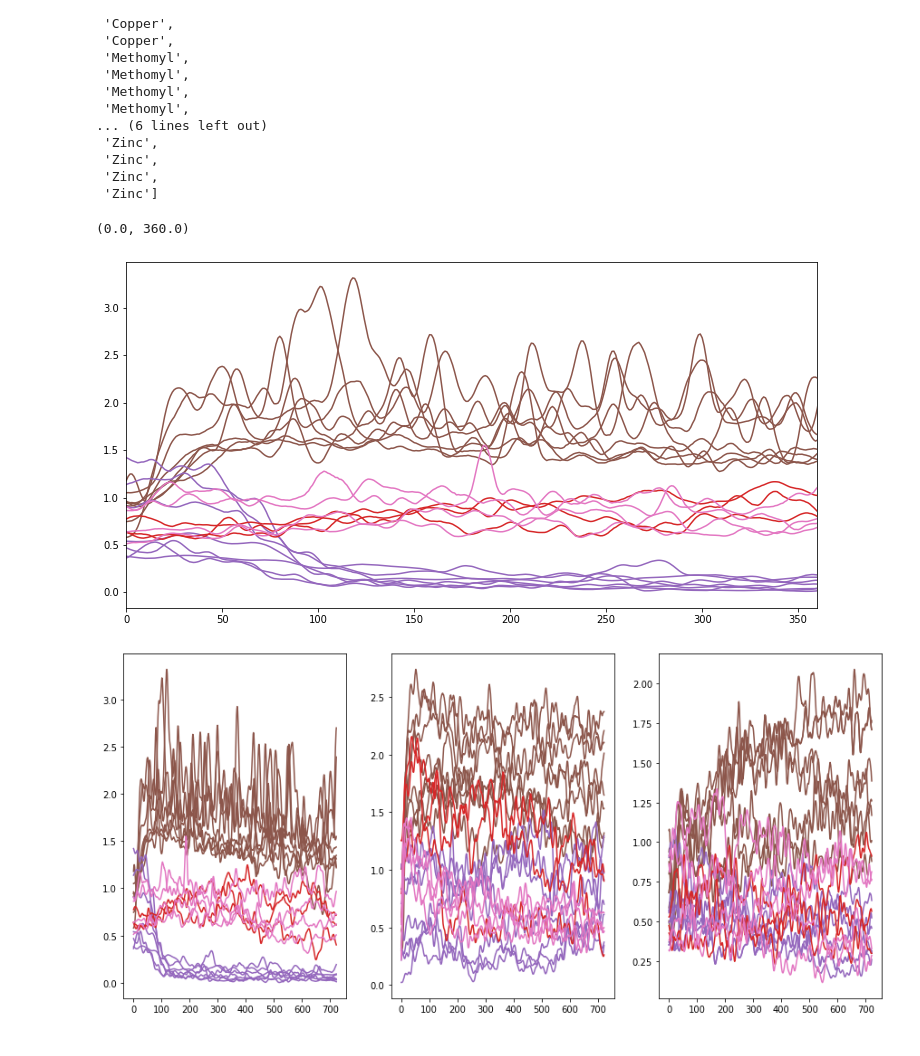
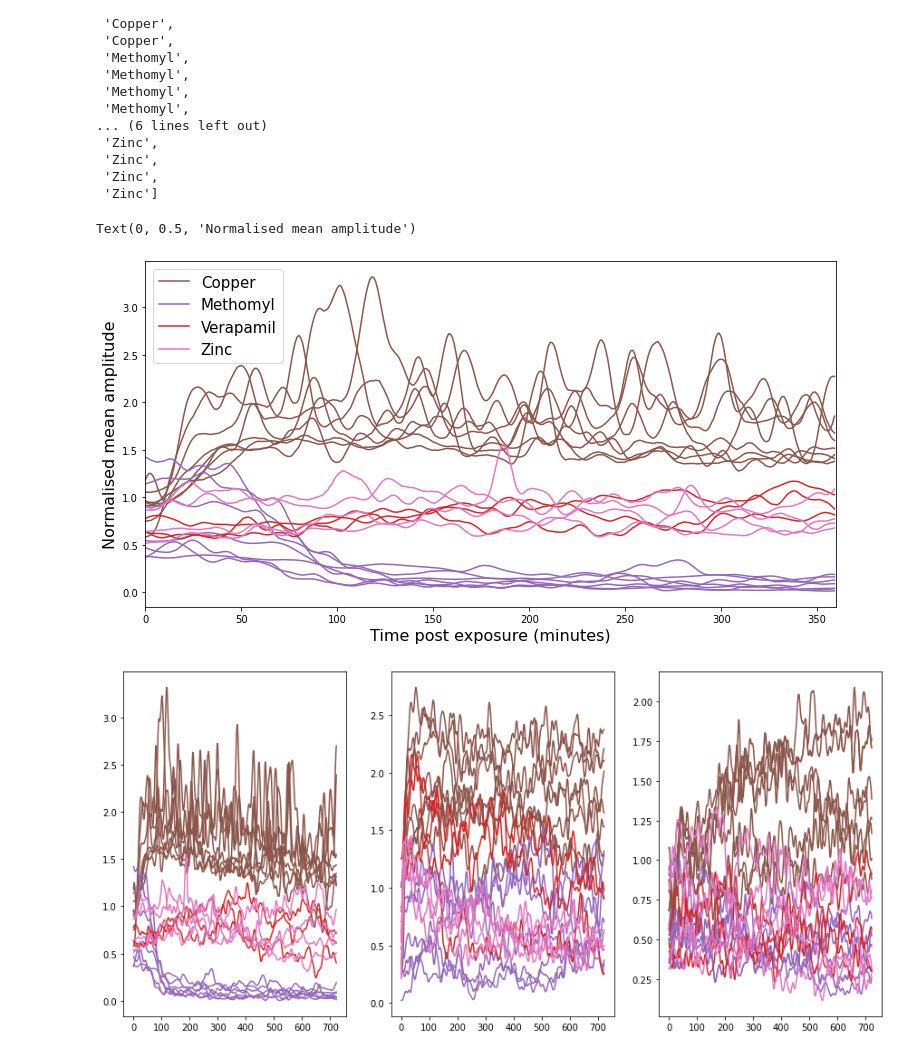
Before and after one commit to ruckapark/IndicateurGlobal, a Jupyter notebook: LAB_univariateFDA.ipynb, the cells around one changed output. Drawn from its saved outputs; the diff is of its cells as text; code cells hidden in the pictures.

Commit message:
Finalise plots Article 2

```diff
--- a/LAB_univariateFDA.ipynb
+++ b/LAB_univariateFDA.ipynb
@@ -128,16 +129,19 @@ legend_handles = [Line2D([0], [0], color=plot_colors[sub], label=sub) for sub in
 # %%
 #plot for individual species
 fig = plt.figure(figsize = (12,6))
 axe = fig.add_axes([0.1,0.1,0.8,0.8])
 sp = 'E'
 for x,col in enumerate(data[sp].columns):
     axe.plot(data[sp].index,data[sp][col].values,color = plot_colors[y[x]])
 
-#axe.legend(handles = legend_handles,fontsize = 15)
+axe.legend(handles = legend_handles,fontsize = 15)
 axe.set_xlim([0,360])
+
+axe.set_xlabel('Time post exposure (minutes)',fontsize = 16)
+axe.set_ylabel('Normalised mean amplitude',fontsize = 16)
 # %% [output]
-(0.0, 360.0)
+Text(0, 0.5, 'Normalised mean amplitude')
-[figure, old version]
+[figure, new version]
 # %%
 fig,axes = plt.subplots(1,3,figsize=(15,7))
 for i,s in enumerate(specie):
```
Also changed, not shown: parts of 25 cells of this notebook.
